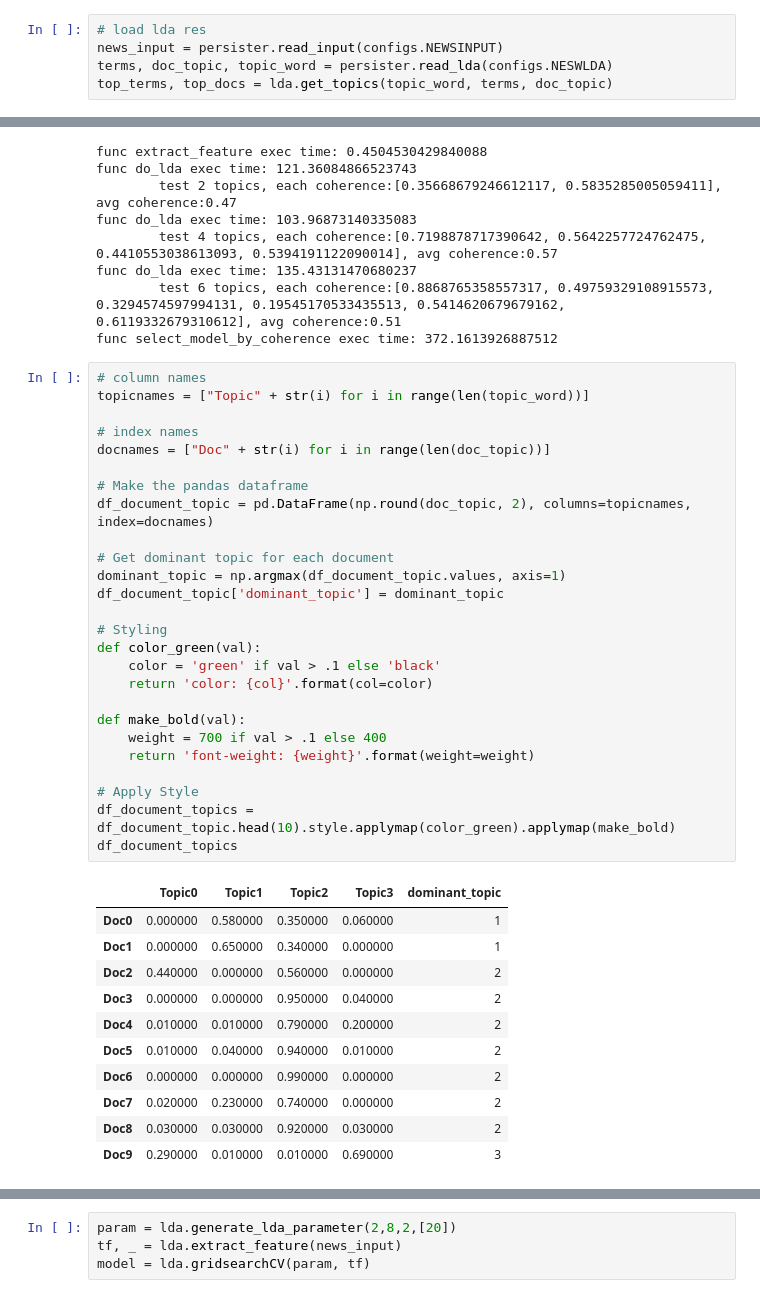
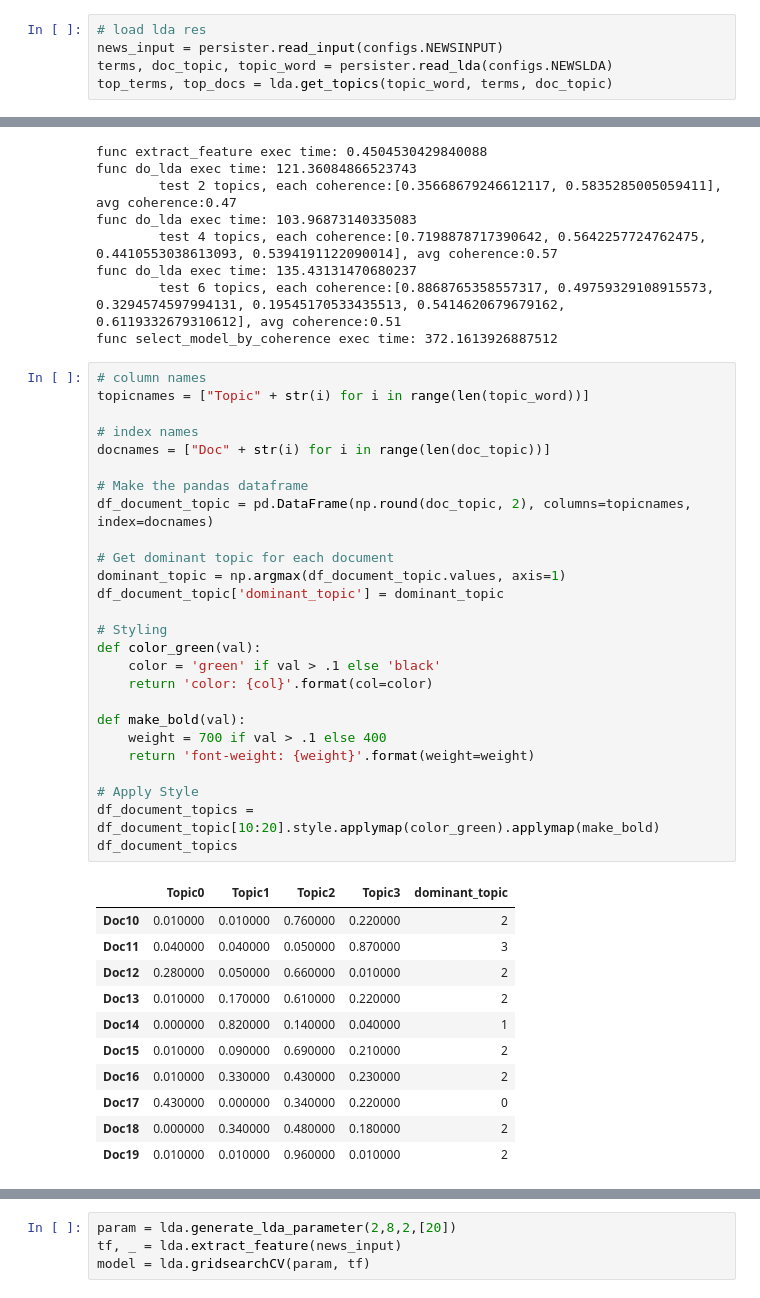
Before and after one commit to brinkpku/extended_lda, a Jupyter notebook: test.ipynb, the cells around one changed output, grey strips where cells are left out. Cells and saved outputs as stored; diff of their text form.

```diff
--- a/test.ipynb
+++ b/test.ipynb
@@ -94,7 +96,7 @@ newsparse = persister.read_parse()
 # %%
 # load lda res
 news_input = persister.read_input(configs.NEWSINPUT)
-terms, doc_topic, topic_word = persister.read_lda(configs.NESWLDA)
+terms, doc_topic, topic_word = persister.read_lda(configs.NEWSLDA)
 top_terms, top_docs = lda.get_topics(topic_word, terms, doc_topic)
 # %%
 # use gensim compute coherence
@@ -125,38 +127,38 @@ func select_model_by_coherence exec time: 372.1613926887512
 # %%
 # column names
 topicnames = ["Topic" + str(i) for i in range(len(topic_word))]
 
 # index names
 docnames = ["Doc" + str(i) for i in range(len(doc_topic))]
 
 # Make the pandas dataframe
 df_document_topic = pd.DataFrame(np.round(doc_topic, 2), columns=topicnames, index=docnames)
 
 # Get dominant topic for each document
 dominant_topic = np.argmax(df_document_topic.values, axis=1)
 df_document_topic['dominant_topic'] = dominant_topic
 
 # Styling
 def color_green(val):
     color = 'green' if val > .1 else 'black'
     return 'color: {col}'.format(col=color)
 
 def make_bold(val):
     weight = 700 if val > .1 else 400
     return 'font-weight: {weight}'.format(weight=weight)
 
 # Apply Style
-df_document_topics = df_document_topic.head(10).style.applymap(color_green).applymap(make_bold)
+df_document_topics = df_document_topic[10:20].style.applymap(color_green).applymap(make_bold)
 df_document_topics
 # %% [output]
 |  | Topic0 | Topic1 | Topic2 | Topic3 | dominant_topic |
-| Doc0 | 0.000000 | 0.580000 | 0.350000 | 0.060000 | 1 |
-| Doc1 | 0.000000 | 0.650000 | 0.340000 | 0.000000 | 1 |
-| Doc2 | 0.440000 | 0.000000 | 0.560000 | 0.000000 | 2 |
-| Doc3 | 0.000000 | 0.000000 | 0.950000 | 0.040000 | 2 |
-| Doc4 | 0.010000 | 0.010000 | 0.790000 | 0.200000 | 2 |
-| Doc5 | 0.010000 | 0.040000 | 0.940000 | 0.010000 | 2 |
-| Doc6 | 0.000000 | 0.000000 | 0.990000 | 0.000000 | 2 |
-| Doc7 | 0.020000 | 0.230000 | 0.740000 | 0.000000 | 2 |
-| Doc8 | 0.030000 | 0.030000 | 0.920000 | 0.030000 | 2 |
-| Doc9 | 0.290000 | 0.010000 | 0.010000 | 0.690000 | 3 |
+| Doc10 | 0.010000 | 0.010000 | 0.760000 | 0.220000 | 2 |
+| Doc11 | 0.040000 | 0.040000 | 0.050000 | 0.870000 | 3 |
+| Doc12 | 0.280000 | 0.050000 | 0.660000 | 0.010000 | 2 |
+| Doc13 | 0.010000 | 0.170000 | 0.610000 | 0.220000 | 2 |
+| Doc14 | 0.000000 | 0.820000 | 0.140000 | 0.040000 | 1 |
+| Doc15 | 0.010000 | 0.090000 | 0.690000 | 0.210000 | 2 |
+| Doc16 | 0.010000 | 0.330000 | 0.430000 | 0.230000 | 2 |
+| Doc17 | 0.430000 | 0.000000 | 0.340000 | 0.220000 | 0 |
+| Doc18 | 0.000000 | 0.340000 | 0.480000 | 0.180000 | 2 |
+| Doc19 | 0.010000 | 0.010000 | 0.960000 | 0.010000 | 2 |
```
Also changed, not shown: parts of 7 cells of this notebook, 2 other files.
